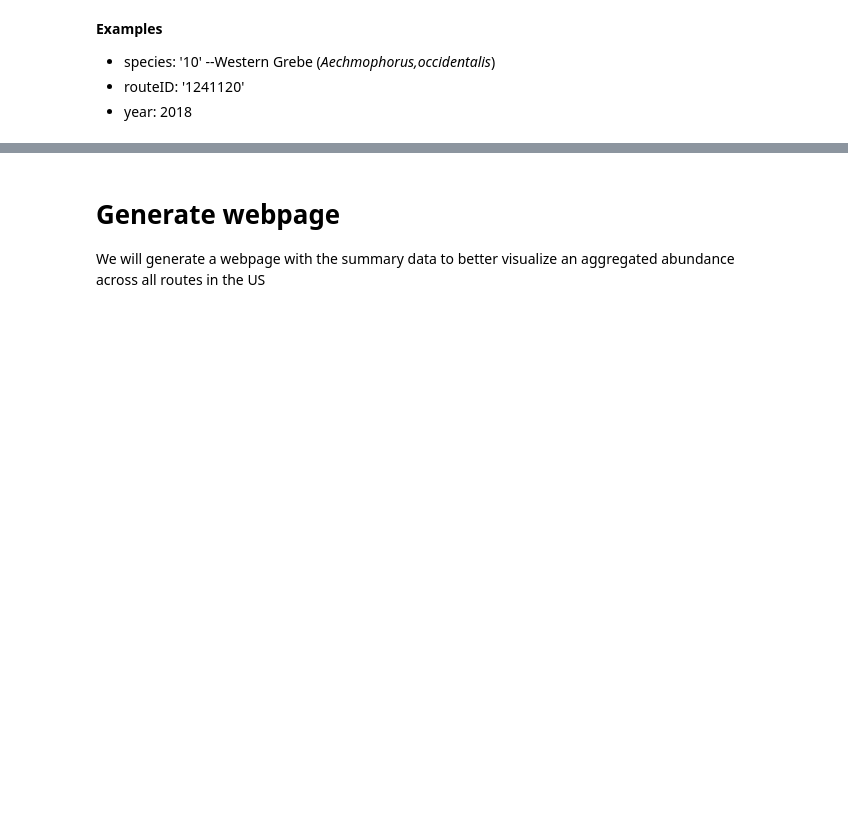
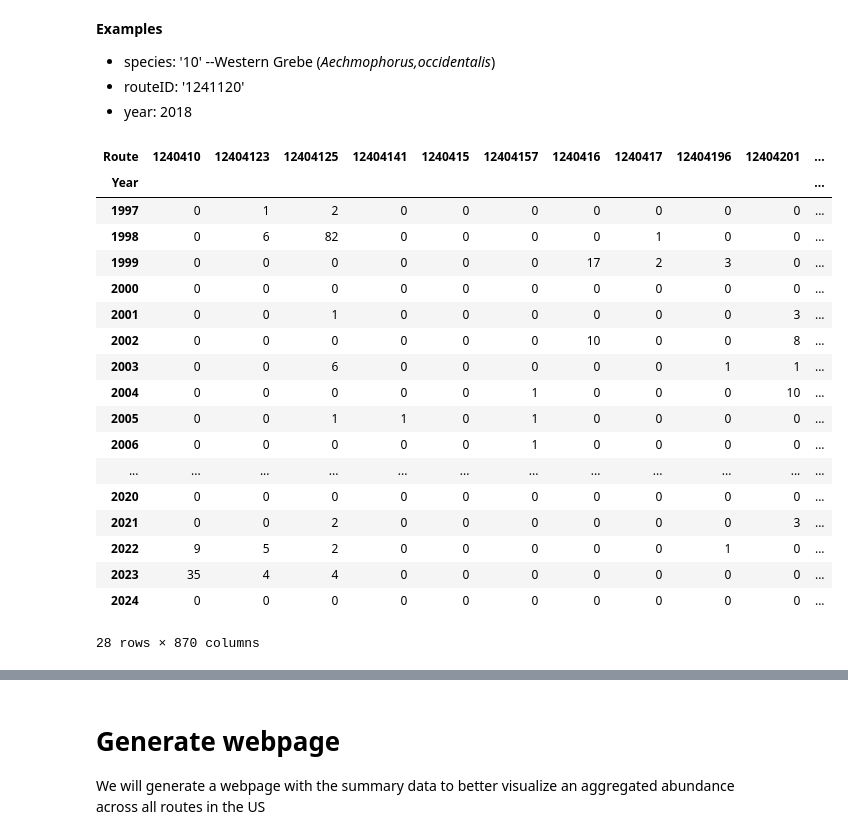
Before and after one commit to horaciosamaniego/bbs, a Jupyter notebook: ts_processing.ipynb, the cells around one changed output, grey strips where cells are left out. Drawn from its saved outputs; the diff is of its cells as text; code cells hidden in the pictures; blank space fills up the shorter version.

```diff
--- a/ts_processing.ipynb
+++ b/ts_processing.ipynb
@@ -438,4 +438,26 @@ species_df = species_to_df('5210',totals_dict)
 
 # routes_df = route_to_df('1241120',totals_dict)
 # yrs_df = year_to_df(2018,totals_dict)
+# %%
+species_df.loc[species_df.index > 1996]
+# %% [output]
+| Route | 1240410 | 12404123 | 12404125 | 12404141 | 1240415 | 12404157 | 1240416 | 1240417 | 12404196 | 12404201 | ... |
+| Year |  |  |  |  |  |  |  |  |  |  | ... |
+| 1997 | 0 | 1 | 2 | 0 | 0 | 0 | 0 | 0 | 0 | 0 | ... |
+| 1998 | 0 | 6 | 82 | 0 | 0 | 0 | 0 | 1 | 0 | 0 | ... |
+| 1999 | 0 | 0 | 0 | 0 | 0 | 0 | 17 | 2 | 3 | 0 | ... |
+| 2000 | 0 | 0 | 0 | 0 | 0 | 0 | 0 | 0 | 0 | 0 | ... |
+| 2001 | 0 | 0 | 1 | 0 | 0 | 0 | 0 | 0 | 0 | 3 | ... |
+| 2002 | 0 | 0 | 0 | 0 | 0 | 0 | 10 | 0 | 0 | 8 | ... |
+| 2003 | 0 | 0 | 6 | 0 | 0 | 0 | 0 | 0 | 1 | 1 | ... |
+| 2004 | 0 | 0 | 0 | 0 | 0 | 1 | 0 | 0 | 0 | 10 | ... |
+| 2005 | 0 | 0 | 1 | 1 | 0 | 1 | 0 | 0 | 0 | 0 | ... |
+| 2006 | 0 | 0 | 0 | 0 | 0 | 1 | 0 | 0 | 0 | 0 | ... |
+| ... | ... | ... | ... | ... | ... | ... | ... | ... | ... | ... | ... |
+| 2020 | 0 | 0 | 0 | 0 | 0 | 0 | 0 | 0 | 0 | 0 | ... |
+| 2021 | 0 | 0 | 2 | 0 | 0 | 0 | 0 | 0 | 0 | 3 | ... |
+| 2022 | 9 | 5 | 2 | 0 | 0 | 0 | 0 | 0 | 1 | 0 | ... |
+| 2023 | 35 | 4 | 4 | 0 | 0 | 0 | 0 | 0 | 0 | 0 | ... |
+| 2024 | 0 | 0 | 0 | 0 | 0 | 0 | 0 | 0 | 0 | 0 | ... |
+28 rows × 870 columns
 # %%
```
Also changed, not shown: parts of 1 cell of this notebook.
